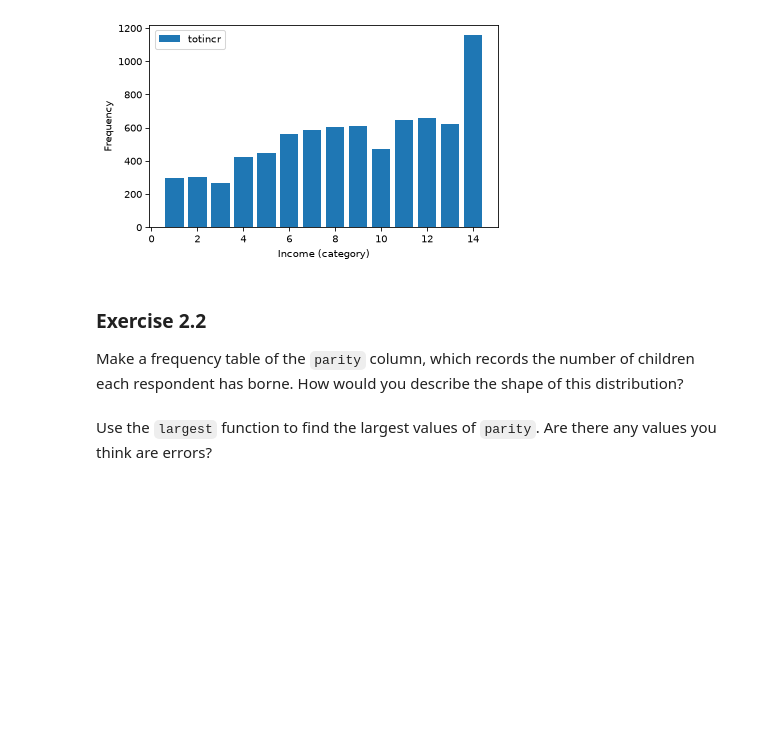
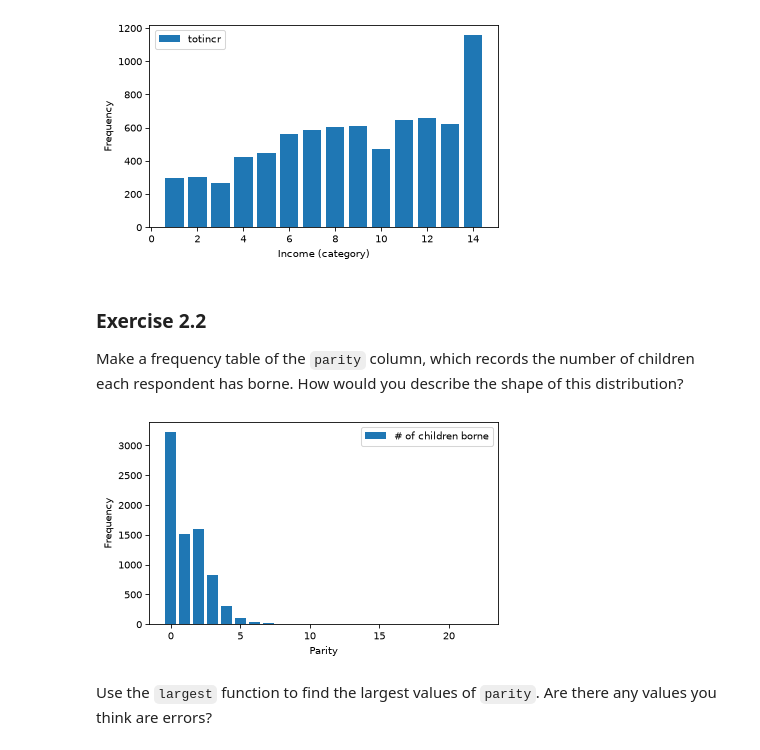
Before and after one commit to valentinissimo/ThinkStats, a Jupyter notebook: my_nb/chap02.ipynb, the cells around one changed output. Drawn from its saved outputs; the diff is of its cells as text; code cells hidden in the pictures; blank space fills up the shorter version.

```diff
--- a/my_nb/chap02.ipynb
+++ b/my_nb/chap02.ipynb
@@ -793,4 +789,12 @@ Make a frequency table of the `parity` column, which records the number of child
 How would you describe the shape of this distribution?
 # %%
 # Solution goes here
+ftab_parity2 = resp["parity"].value_counts().rename("parity")
+plt.bar(ftab_parity2.index, ftab_parity2.values, label="# of children borne")
+plt.xlabel("Parity")
+plt.ylabel("Frequency")
+plt.legend()
+plt.show()
+# %% [output]
+[figure, added]
 # %%
```
Also changed, not shown: parts of 7 cells of this notebook.
